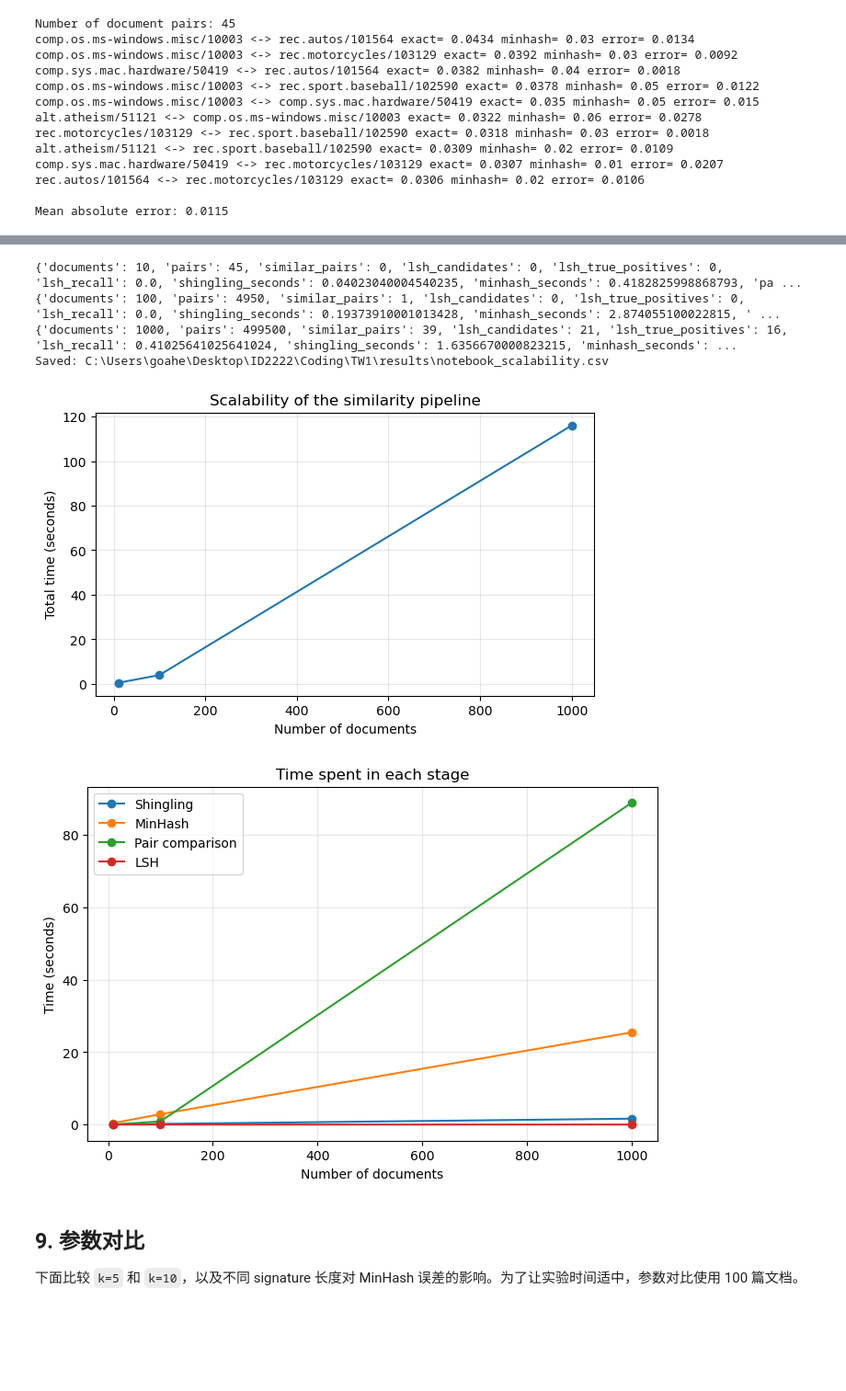
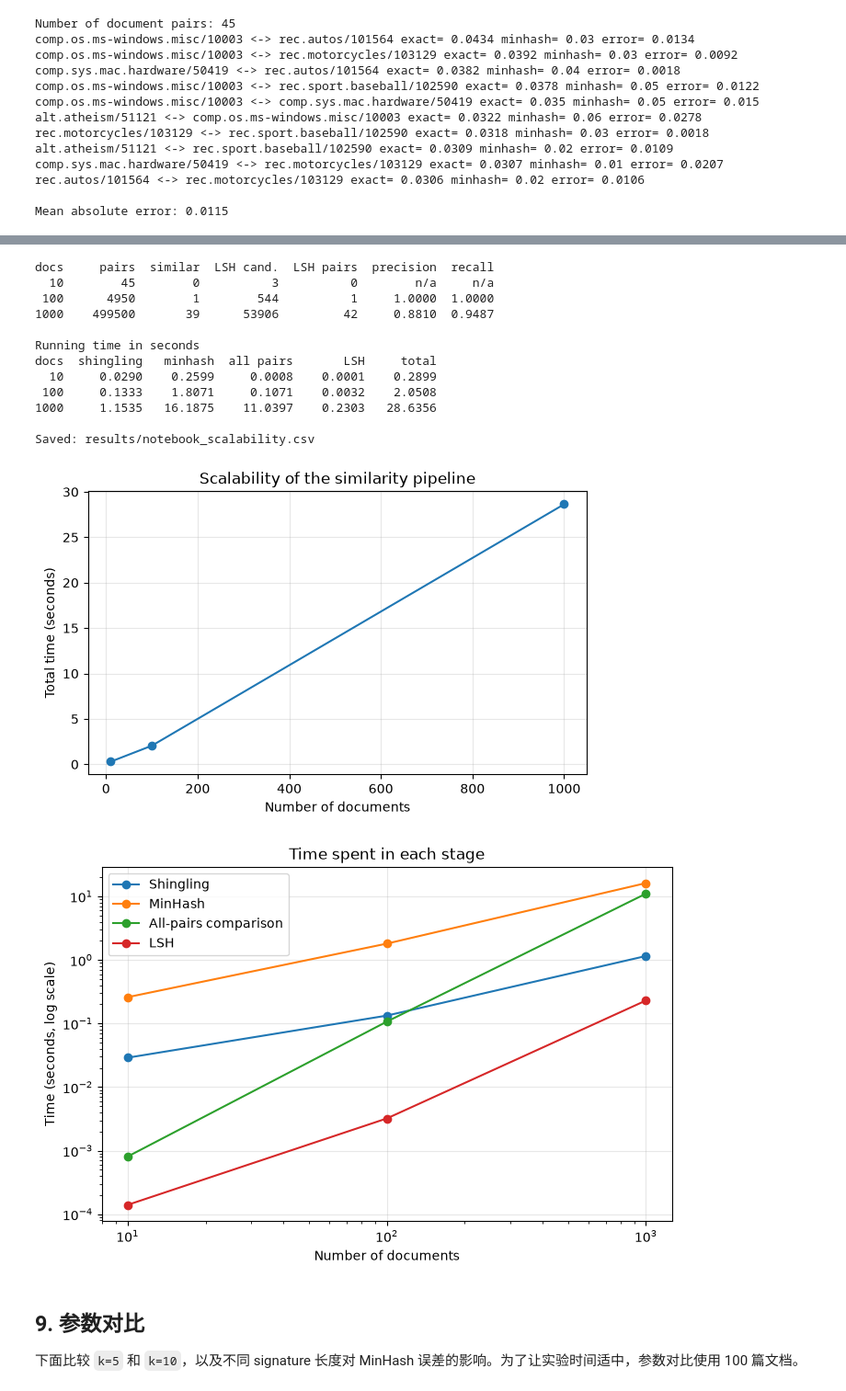
Before and after one commit to xiawiie/ID2222, a Jupyter notebook: TW1/Homework1_Analysis.ipynb, the cells around one changed output, grey strips where cells are left out. Shown at 92% size. Drawn from its saved outputs; the diff is of its cells as text; code cells hidden in the pictures; blank space fills up the shorter version.

```diff
--- a/TW1/Homework1_Analysis.ipynb
+++ b/TW1/Homework1_Analysis.ipynb
@@ -306,5 +387,6 @@ LSH recall: 1.0
 # %%
-# 使用 10、100、1,000 篇文档进行可扩展性测试
+# 使用 10、100、1,000 篇文档进行可扩展性测试。
+# 不指定 bands 和 rows，run_experiment 会根据阈值自动选择。
 scalability_rows = []
 for size in [10, 100, 1000]:
     selected = balanced_sample(documents, size)
@@ -314,27 +396,46 @@ for size in [10, 100, 1000]:
         MinHashing(signature_length=100, seed=42),
         threshold=0.3,
         run_lsh=True,
-        lsh_bands=20,
-        lsh_rows=5,
     )
     scalability_rows.append(summary)
 
+print("docs     pairs  similar  LSH cand.  LSH pairs  precision  recall")
 for row in scalability_rows:
-    print(row)
+    print(
+        f"{row['documents']:4d} {row['pairs']:9d} {row['similar_pairs']:8d} "
+        f"{row['lsh_candidates']:10d} {row['lsh_similar_pairs']:10d} "
+        f"{format_ratio(row['lsh_precision']):>10} {format_ratio(row['lsh_recall']):>7}"
+    )
 
-# 保存一份和 Notebook 内容一致的汇总结果，方便写报告和复核
+print("\nRunning time in seconds")
+print("docs  shingling   minhash  all pairs       LSH     total")
+for row in scalability_rows:
+    print(
+        f"{row['documents']:4d} {row['shingling_seconds']:10.4f} {row['minhash_seconds']:9.4f} "
+        f"{row['pair_comparison_seconds']:10.4f} {row['lsh_seconds']:9.4f} {row['total_seconds']:9.4f}"
+    )
+
+# 保存一份和 Notebook 内容一致的汇总结果，方便复核
 import csv
 summary_path = RESULTS_DIR / "notebook_scalability.csv"
 with summary_path.open("w", newline="", encoding="utf-8") as file:
-    writer = csv.DictWriter(file, fieldnames=scalability_rows[0].keys())
+    writer = csv.DictWriter(file, fieldnames=scalability_rows[0].keys(), lineterminator="\n")
     writer.writeheader()
     writer.writerows(scalability_rows)
-print("Saved:", summary_path)
+print("\nSaved:", summary_path.relative_to(PROJECT_DIR).as_posix())
 # %% [output]
-{'documents': 10, 'pairs': 45, 'similar_pairs': 0, 'lsh_candidates': 0, 'lsh_true_positives': 0, 'lsh_recall': 0.0, 'shingling_seconds': 0.04023040004540235, 'minhash_seconds': 0.4182825998868793, 'pa ...
-{'documents': 100, 'pairs': 4950, 'similar_pairs': 1, 'lsh_candidates': 0, 'lsh_true_positives': 0, 'lsh_recall': 0.0, 'shingling_seconds': 0.19373910001013428, 'minhash_seconds': 2.874055100022815, ' ...
-{'documents': 1000, 'pairs': 499500, 'similar_pairs': 39, 'lsh_candidates': 21, 'lsh_true_positives': 16, 'lsh_recall': 0.41025641025641024, 'shingling_seconds': 1.6356670000823215, 'minhash_seconds': ...
-Saved: C:\Users\goahe\Desktop\ID2222\Coding\TW1\results\notebook_scalability.csv
+docs     pairs  similar  LSH cand.  LSH pairs  precision  recall
+  10        45        0          3          0        n/a     n/a
+ 100      4950        1        544          1     1.0000  1.0000
+1000    499500       39      53906         42     0.8810  0.9487
+
+Running time in seconds
+docs  shingling   minhash  all pairs       LSH     total
+  10     0.0290    0.2599     0.0008    0.0001    0.2899
+ 100     0.1333    1.8071     0.1071    0.0032    2.0508
+1000     1.1535   16.1875    11.0397    0.2303   28.6356
+
+Saved: results/notebook_scalability.csv
 # %%
 # 绘制规模和总运行时间
 sizes = [row["documents"] for row in scalability_rows]
@@ -348,27 +449,30 @@ plt.title("Scalability of the similarity pipeline")
 plt.grid(True, alpha=0.3)
 plt.show()
 # %% [output]
-[figure, old version]
+[figure, new version]
 # %%
 # 绘制各个阶段的时间，帮助判断主要开销来自哪里
 stage_names = [
     ("shingling_seconds", "Shingling"),
     ("minhash_seconds", "MinHash"),
-    ("pair_comparison_seconds", "Pair comparison"),
+    ("pair_comparison_seconds", "All-pairs comparison"),
     ("lsh_seconds", "LSH"),
 ]
 
 plt.figure(figsize=(8, 5))
 for field, label in stage_names:
     plt.plot(sizes, [row[field] for row in scalability_rows], marker="o", label=label)
+# 各阶段相差几个数量级，使用对数坐标才能同时看清
+plt.xscale("log")
+plt.yscale("log")
 plt.xlabel("Number of documents")
-plt.ylabel("Time (seconds)")
+plt.ylabel("Time (seconds, log scale)")
 plt.title("Time spent in each stage")
 plt.legend()
 plt.grid(True, alpha=0.3)
 plt.show()
 # %% [output]
-[figure, old version]
+[figure, new version]
 # %% [markdown]
 ## 9. 参数对比
 
```
Also changed, not shown: parts of 14 cells of this notebook, 18 other files.
